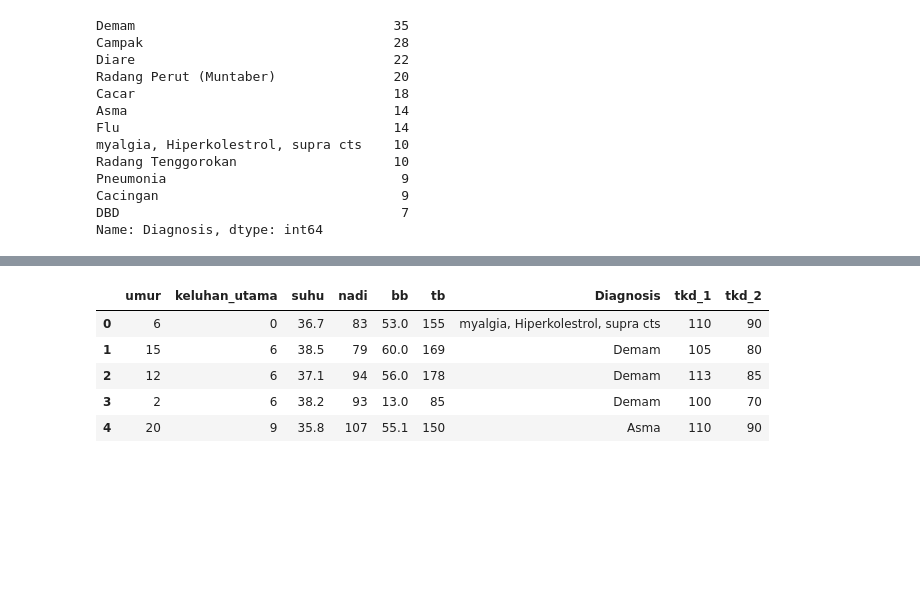
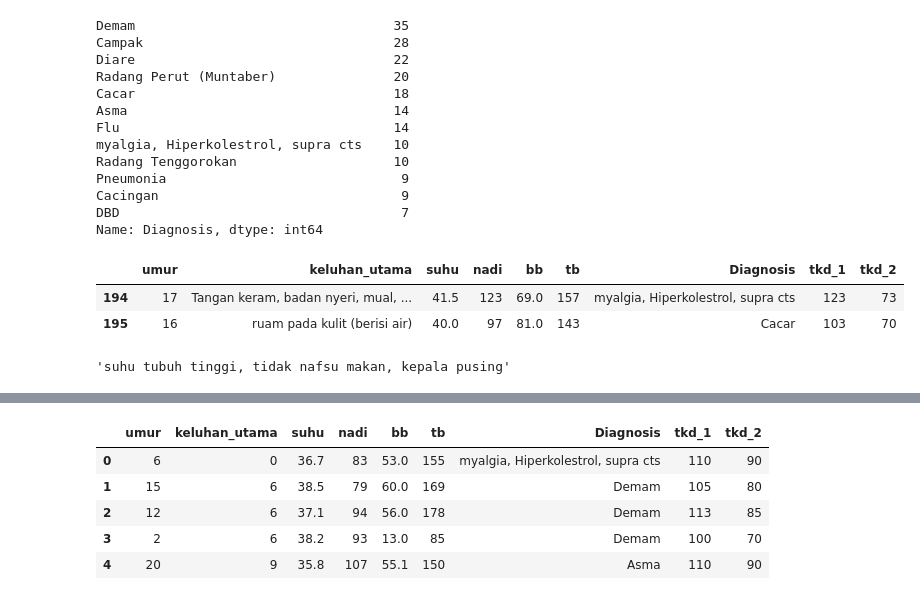
Before and after one commit to capstone-puskemashub-team/data-transform, a Jupyter notebook: Classy_disease.ipynb, the cells around one changed output, grey strips where cells are left out. Saved outputs shown, nothing was run; the diff lists cells and outputs as text; code cells hidden in the pictures; blank space fills up the shorter version.

```diff
--- a/Classy_disease.ipynb
+++ b/Classy_disease.ipynb
@@ -135,3 +137,13 @@ Pneumonia                              9
 Cacingan                               9
 DBD                                    7
 Name: Diagnosis, dtype: int64
+# %%
+dt.tail(2)
+# %% [output]
+|  | umur | keluhan_utama | suhu | nadi | bb | tb | Diagnosis | tkd_1 | tkd_2 |
+| 194 | 17 | Tangan keram, badan nyeri, mual, ... | 41.5 | 123 | 69.0 | 157 | myalgia, Hiperkolestrol, supra cts | 123 | 73 |
+| 195 | 16 | ruam pada kulit (berisi air) | 40.0 | 97 | 81.0 | 143 | Cacar | 103 | 70 |
+# %%
+dt['keluhan_utama'].unique()[11]
+# %% [output]
+'suhu tubuh tinggi, tidak nafsu makan, kepala pusing'
```
Also changed, not shown: parts of 28 cells of this notebook.
